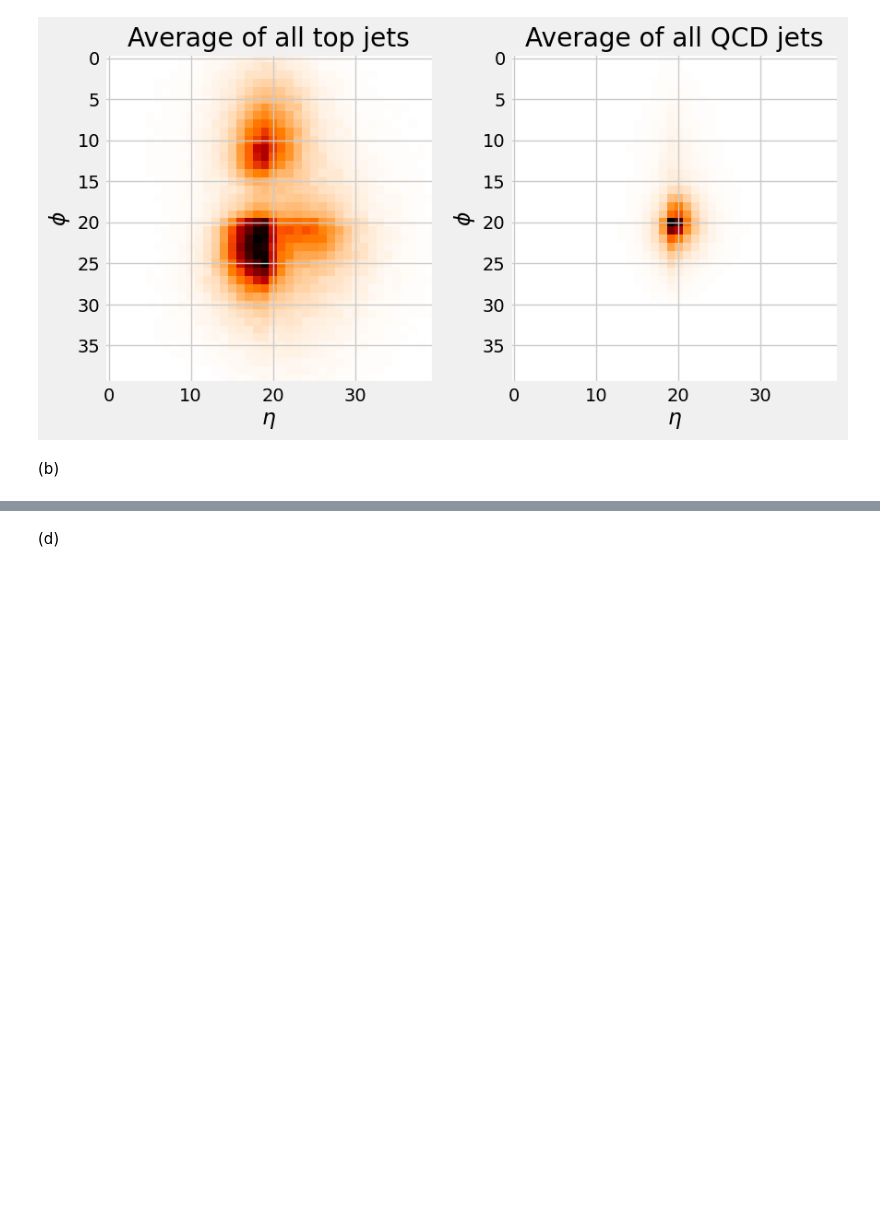
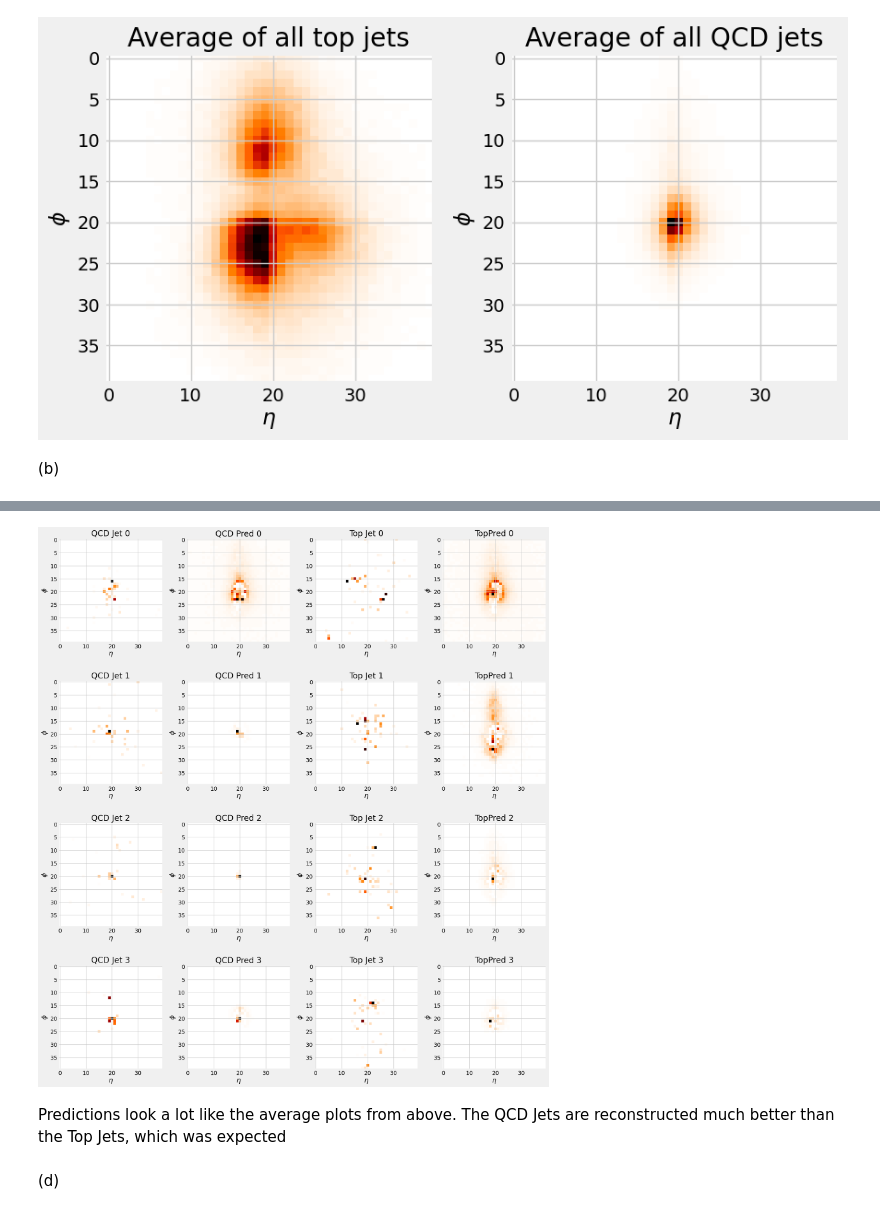
Before and after one commit to phopopo/mlph2023-Exercises, a Jupyter notebook: sheet08.ipynb, the cells around one changed output, grey strips where cells are left out. Drawn from its saved outputs; the diff is of its cells as text; code cells hidden in the pictures; blank space fills up the shorter version.

```diff
--- a/sheet08.ipynb
+++ b/sheet08.ipynb
@@ -483,0 +491,10 @@ plt.plot(losses)
+# %%
+#extract the first four top and qcd jets from the test data
+First4TopJets = top_val[:4,...]
+First4QCDJets = qcd_val[:4,...]
+#Flatten the data
+First4TopJets_f = np.reshape(First4TopJets, (4,-1))
+First4QCDJets_f = np.reshape(First4QCDJets, (4,-1))
+#turn into tensors
+First4TopJets_f = torch.tensor(First4TopJets_f).float()
+First4QCDJets_f = torch.tensor(First4QCDJets_f).float()
@@ -484,2 +513,25 @@ plt.plot(losses)
+# %%
+#visualize
+
+fig, axs = plt.subplots( 4, 4, figsize=(18,20) )
+
+First4Labels = ["QCD Jet " ,"QCD Pred ", "Top Jet ", "TopPred "]
+First4 = [First4QCDJets[:,0,...], First4QCDPreds.numpy(),First4TopJets[:,0,...], First4TopPreds.numpy()]
+
+for i in range(4):
+    for j in range(4):
+        axs[i, j].imshow(First4[j][i,...], cmap="gist_heat_r" )
+        axs[i,j].set_xlabel( "$\eta$" )
+        axs[i,j].set_ylabel( "$\phi$" )
+        axs[i,j].set_title(First4Labels[j]+str(i))
+
+fig.tight_layout()
+
+fig.show()
+# fig.savefig("sigmoid")
+# %% [output]
+[figure, added]
+# %% [markdown]
+Predictions look a lot like the average plots from above. The QCD Jets are reconstructed much better than the Top Jets, which was expected
 # %% [markdown]
 (d)
```
Also changed, not shown: parts of 18 cells of this notebook, 3 other files.
